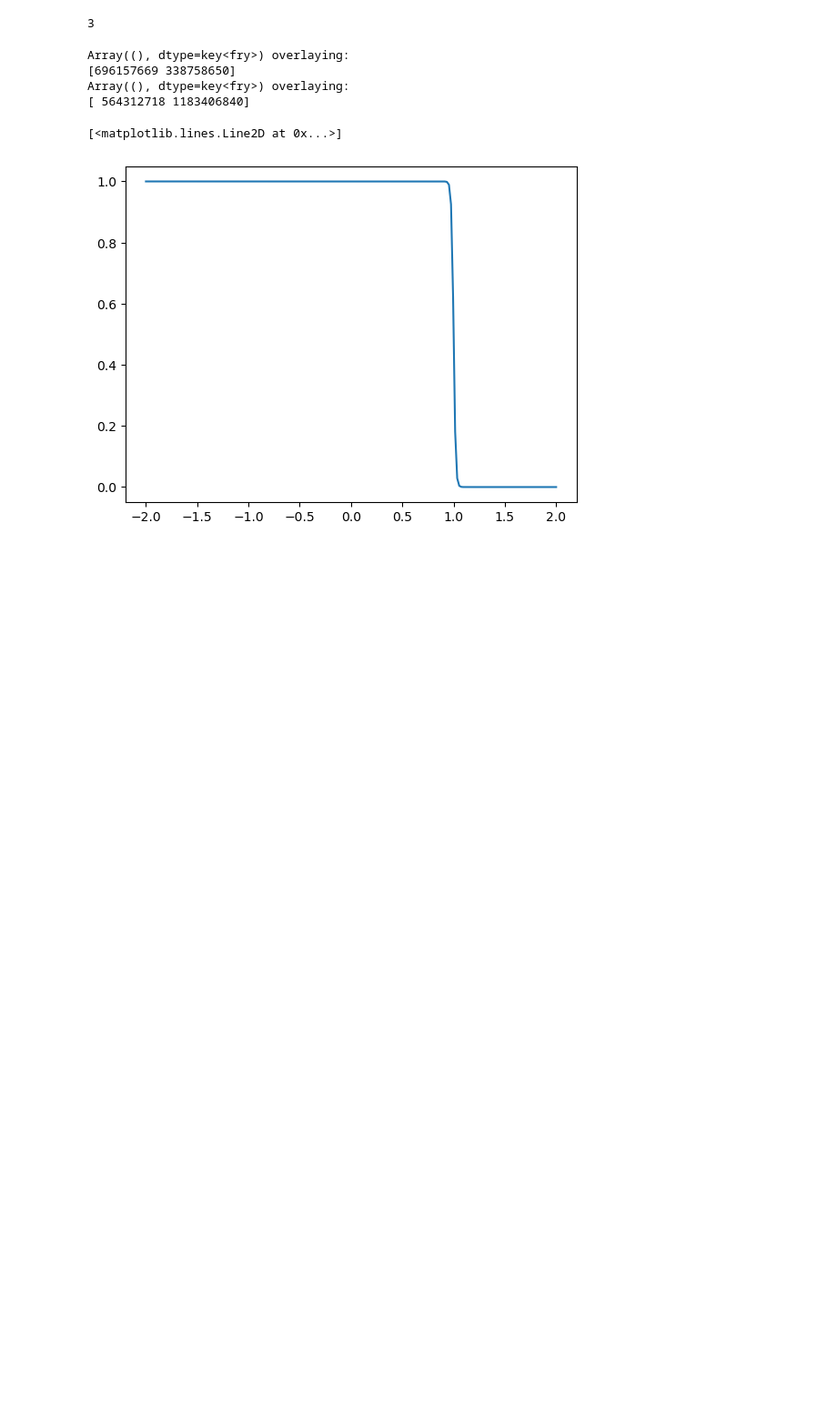
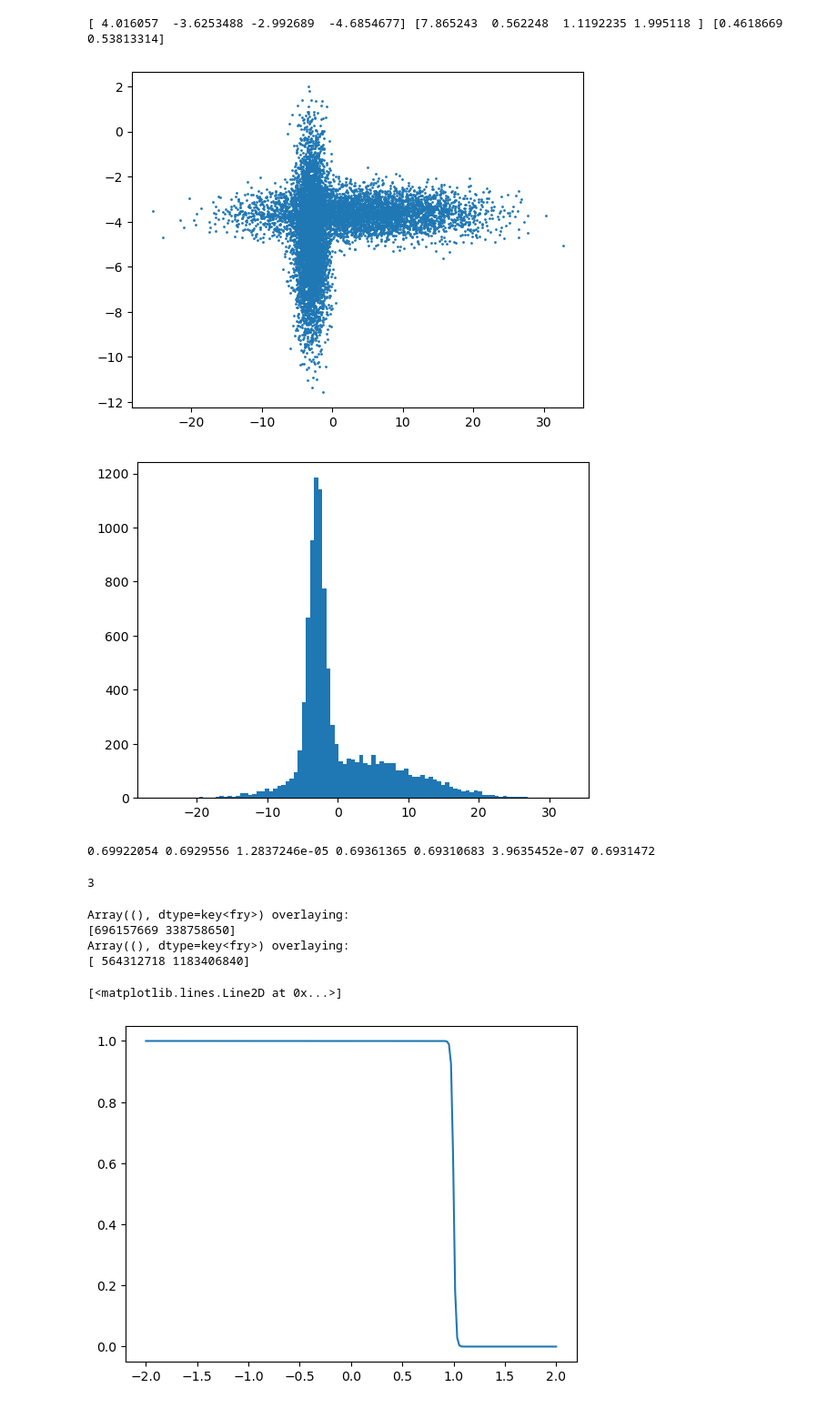
Before and after one commit to Ben-Riegler/IC-SBI, a Jupyter notebook: play.ipynb, the cells around one changed output. Shown at 91% size. Cells and saved outputs as stored; diff of their text form; code cells hidden in the pictures; blank space fills up the shorter version.

```diff
--- a/play.ipynb
+++ b/play.ipynb
@@ -26,3 +80,62 @@ Array([[0.3124159 , 0.46788824],
+# %%
+base_key = key = random.key(0)
+keys = map(partial(random.fold_in, base_key), itertools.count())
+
+means = 4*random.normal(next(keys), (4,))
+stds = 2*random.gamma(next(keys), 2, (4,))
+ws = random.dirichlet(next(keys), jnp.ones(2))
+
+def sample_pc():
+
+    u = random.uniform(next(keys), (1,))
+
+    if u < ws[0]:
+        x = means[:2] + stds[:2] * random.normal(next(keys), (2,))
+
+    else:
+        x = means[2:] + stds[2:] * random.normal(next(keys), (2,))
+
+    return x
+
+x = sample_pc()
+print(means, stds, ws)
+# %% [output]
+[ 4.016057  -3.6253488 -2.992689  -4.6854677] [7.865243  0.562248  1.1192235 1.995118 ] [0.4618669  0.53813314]
+# %%
+samps = []
+n = 10000
+for i in range(n):
+    samps.append(sample_pc())
+
+samps = jnp.stack(samps, axis=0)
+# %%
+plt.scatter(samps[:, 0], samps[:, 1], s = 1)
+plt.show()
+plt.hist(samps[:, 0], bins=100)
+plt.show()
+# %% [output]
+[figure, added]
+[figure, added]
+# %%
+key = random.key(2)
+n = 1500
+m = 2000
+
+def f(x):
+    return 1/(1+x)
+
+def g(x):
+    return 1+x
+
+u = random.uniform(key, (n,m))
+
+Is = jax.vmap(f, in_axes=1, out_axes=1)(u).mean(axis=0)
+
+Is_ctrl = Is + 0.4773 * (jax.vmap(g, in_axes=1, out_axes=1)(u).mean(axis=0) - 3/2)
+
+print(Is[0], Is.mean(axis=0), Is.var(axis=0), Is_ctrl[0], Is_ctrl.mean(axis=0),Is_ctrl.var(axis=0), jnp.log(2))
+# %% [output]
+0.69922054 0.6929556 1.2837246e-05 0.69361365 0.69310683 3.9635452e-07 0.6931472
 # %%
 x = itertools.count()
 # %%
```
Also changed, not shown: parts of 5 cells of this notebook, 4 other files.
